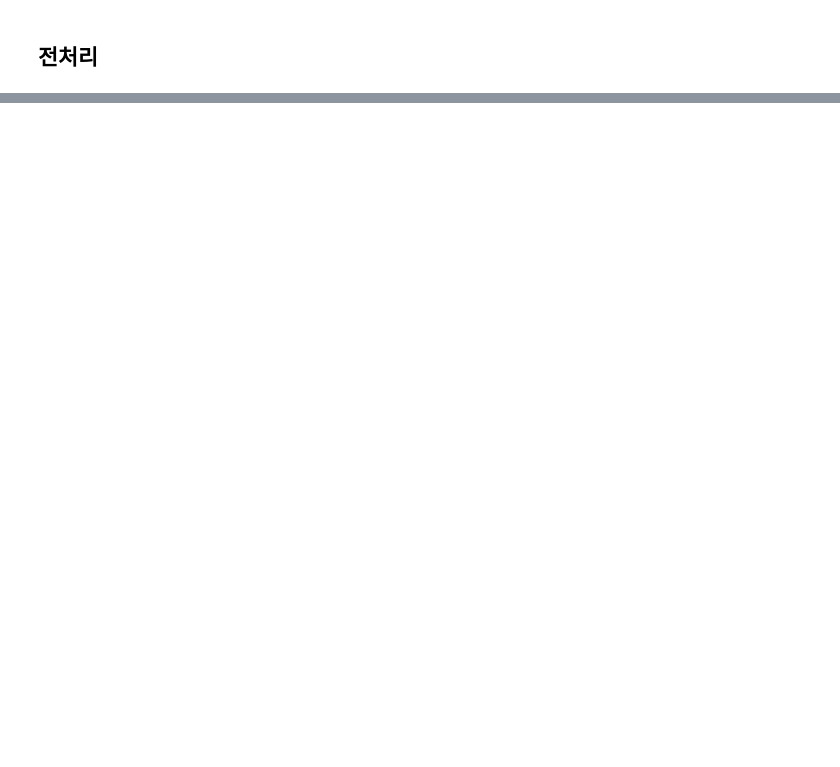
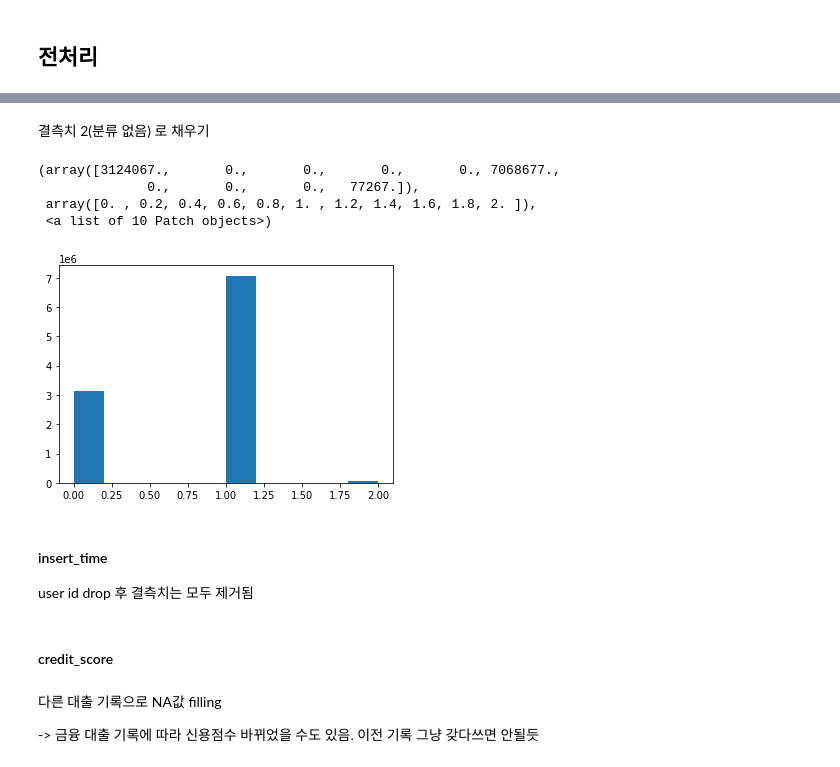
Before and after one commit to YoonJiHwan98/BigContest_Project, a Jupyter notebook: bigcon_baseline.ipynb, the cells around one changed output, grey strips where cells are left out. Saved outputs shown, nothing was run; the diff lists cells and outputs as text; code cells hidden in the pictures; blank space fills up the shorter version.

```diff
--- a/bigcon_baseline.ipynb
+++ b/bigcon_baseline.ipynb
@@ -547,0 +758,3 @@ plt.show()
+# %%
+merge_train = fill_from_others(merge_train, 'gender', 'user_id')
+merge_train.isnull().sum()
@@ -547,0 +781,24 @@ plt.show()
+# %% [markdown]
+결측치 2(분류 없음) 로 채우기
+# %%
+merge_train['gender'] = merge_train['gender'].fillna(2)
+merge_target['gender'] = merge_target['gender'].fillna(2)
+# %%
+plt.hist(merge_train['gender'])
+# %% [output]
+(array([3124067.,       0.,       0.,       0.,       0., 7068677.,
+              0.,       0.,       0.,   77267.]),
+ array([0. , 0.2, 0.4, 0.6, 0.8, 1. , 1.2, 1.4, 1.6, 1.8, 2. ]),
+ <a list of 10 Patch objects>)
+[figure, added]
+# %% [markdown]
+#### insert_time
+
+
+user id drop 후 결측치는 모두 제거됨
+# %% [markdown]
+#### credit_score
+# %% [markdown]
+다른 대출 기록으로 NA값 filling
+
+-> 금융 대출 기록에 따라 신용점수 바뀌었을 수도 있음. 이전 기록 그냥 갖다쓰면 안될듯
```
Also changed, not shown: parts of 129 cells of this notebook, 1 other file.
